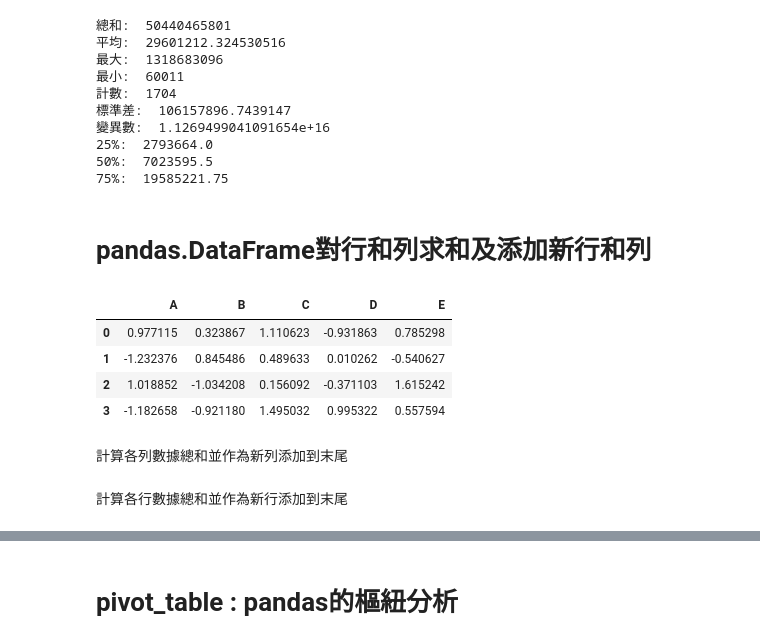
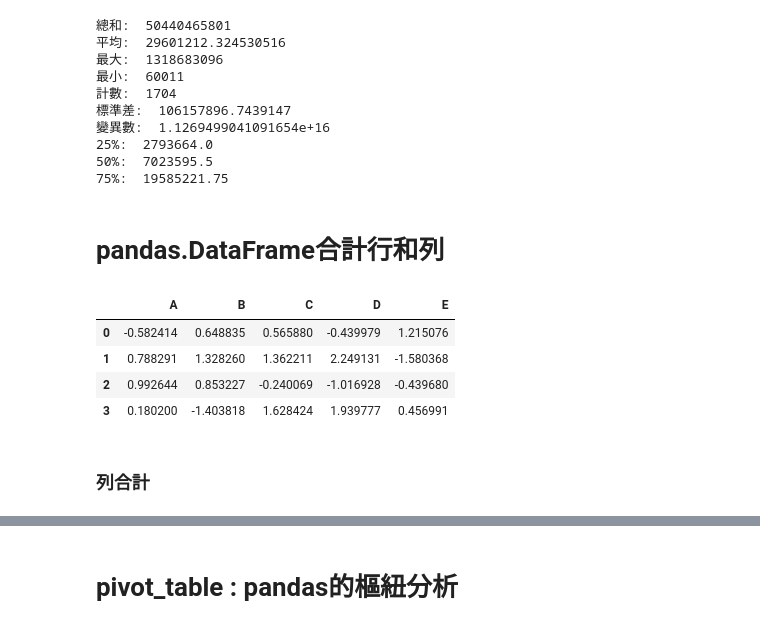
Before and after one commit to ricky4235/Python, a Jupyter notebook: jp/crawl/Ch12_Pandas.ipynb, the cells around one changed output, grey strips where cells are left out. Drawn from its saved outputs; the diff is of its cells as text; code cells hidden in the pictures.

```diff
--- a/jp/crawl/Ch12_Pandas.ipynb
+++ b/jp/crawl/Ch12_Pandas.ipynb
@@ -564,7 +564,7 @@ print("75%: ", gapminder["pop"].quantile(q=0.75))
 50%:  7023595.5
 75%:  19585221.75
 # %% [markdown]
-# pandas.DataFrame對行和列求和及添加新行和列
+# pandas.DataFrame合計行和列
 # %%
 from pandas import DataFrame
 
@@ -572,14 +572,14 @@ import pandas as pd
 
 import numpy as np
 # %%
-df = DataFrame(np.random.randn(4, 5), columns=['A', 'B', 'C', 'D', 'E'])
-df
+dfr = DataFrame(np.random.randn(4, 5), columns=['A', 'B', 'C', 'D', 'E'])
+dfr
 # %% [output]
 |  | A | B | C | D | E |
-| 0 | 0.977115 | 0.323867 | 1.110623 | -0.931863 | 0.785298 |
-| 1 | -1.232376 | 0.845486 | 0.489633 | 0.010262 | -0.540627 |
-| 2 | 1.018852 | -1.034208 | 0.156092 | -0.371103 | 1.615242 |
-| 3 | -1.182658 | -0.921180 | 1.495032 | 0.995322 | 0.557594 |
+| 0 | -0.582414 | 0.648835 | 0.565880 | -0.439979 | 1.215076 |
+| 1 | 0.788291 | 1.328260 | 1.362211 | 2.249131 | -1.580368 |
+| 2 | 0.992644 | 0.853227 | -0.240069 | -1.016928 | -0.439680 |
+| 3 | 0.180200 | -1.403818 | 1.628424 | 1.939777 | 0.456991 |
-# %% [markdown]
-計算各列數據總和並作為新列添加到末尾
+# %% [markdown]
+### 列合計
 # %%
@@ -587,2 +587,0 @@ df['Col_sum'] = df.apply(lambda x: x.sum(), axis=1)
-# %% [markdown]
-計算各行數據總和並作為新行添加到末尾
```
Also changed, not shown: parts of 16 cells of this notebook, 2 other files.
